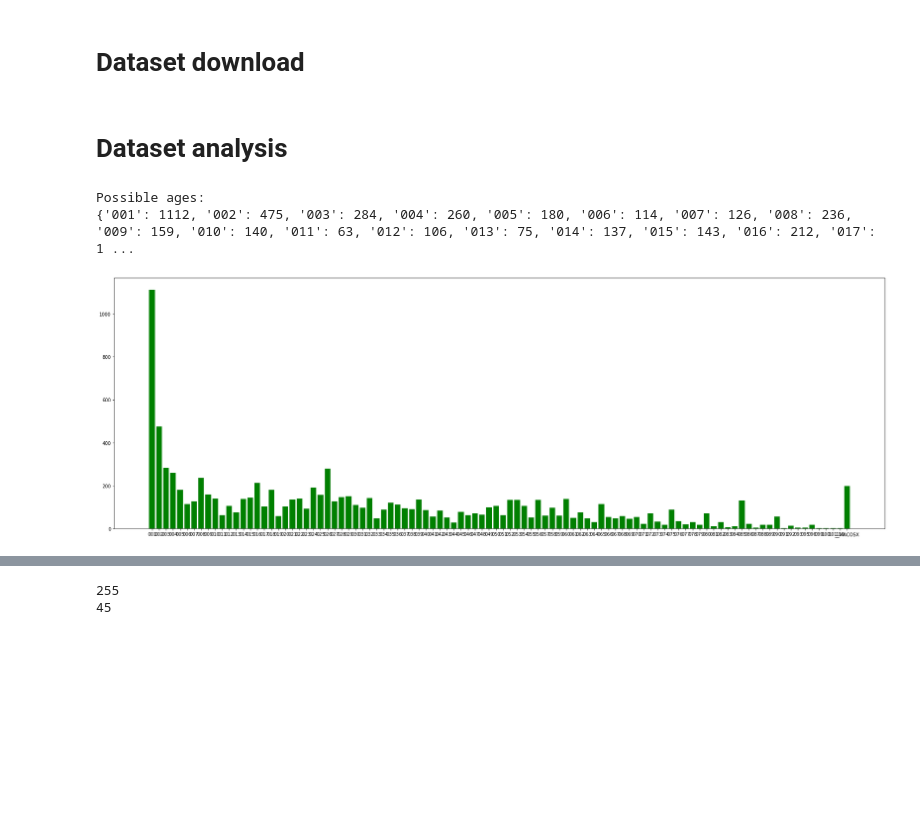
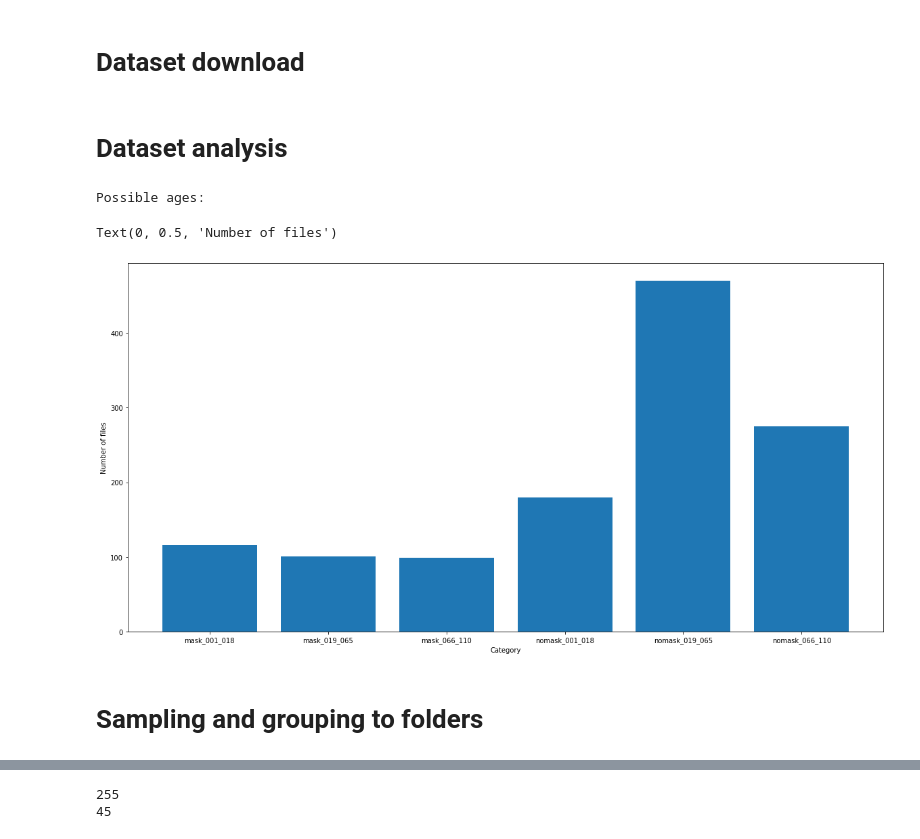
Before and after one commit to Somertonman/hackathon, a Jupyter notebook: age_group_prediction.ipynb, the cells around one changed output, grey strips where cells are left out. Saved outputs shown, nothing was run; the diff lists cells and outputs as text; code cells hidden in the pictures; blank space fills up the shorter version.

```diff
--- a/age_group_prediction.ipynb
+++ b/age_group_prediction.ipynb
@@ -115,26 +121,30 @@ for arc in masks_archives:
+# %% [markdown]
+# Dataset analysis
+# %%
+RAW_FILES_DIR = '/content/raw_image_files/'
+
+folders = glob(RAW_FILES_DIR + '*')
+# %%
+raw_stat = {}
+
+for dirname in folders:
+    raw_stat[dirname.rsplit('/')[-1]] = len(os.listdir(dirname))
+
+del(raw_stat['__MACOSX'])
+print ('Possible ages:')
+ages_dict = dict(sorted(raw_stat.items()))
+
+plt.figure(figsize=(20, 10))
+plt.bar(list(ages_dict.keys()), list(ages_dict.values()))
+plt.xlabel("Category")
+plt.ylabel("Number of files")
+# %% [output]
+Possible ages:
+Text(0, 0.5, 'Number of files')
+[figure, added]
+# %% [markdown]
+# Sampling and grouping to folders
 # %%
 INPUT_CLASSES_DIR = '/content/facial_age/'
 
 folders = glob(INPUT_CLASSES_DIR + '*')
-# %% [markdown]
-# Dataset analysis
-# %%
-ages_dict = {}
-
-for dirname in folders:
-    ages_dict[dirname.rsplit('/')[-1]] = len(os.listdir(dirname))
-
-print ('Possible ages:')
-ages_dict = dict(sorted(ages_dict.items()))
-print(ages_dict)
-# %% [output]
-Possible ages:
-{'001': 1112, '002': 475, '003': 284, '004': 260, '005': 180, '006': 114, '007': 126, '008': 236, '009': 159, '010': 140, '011': 63, '012': 106, '013': 75, '014': 137, '015': 143, '016': 212, '017': 1 ...
-# %%
-plt.figure(figsize=(30, 10))
-
-plt.bar(list(ages_dict.keys()), ages_dict.values(), color='g')
-
-plt.show()
-# %% [output]
-[figure, removed]
```
Also changed, not shown: parts of 13 cells of this notebook.
